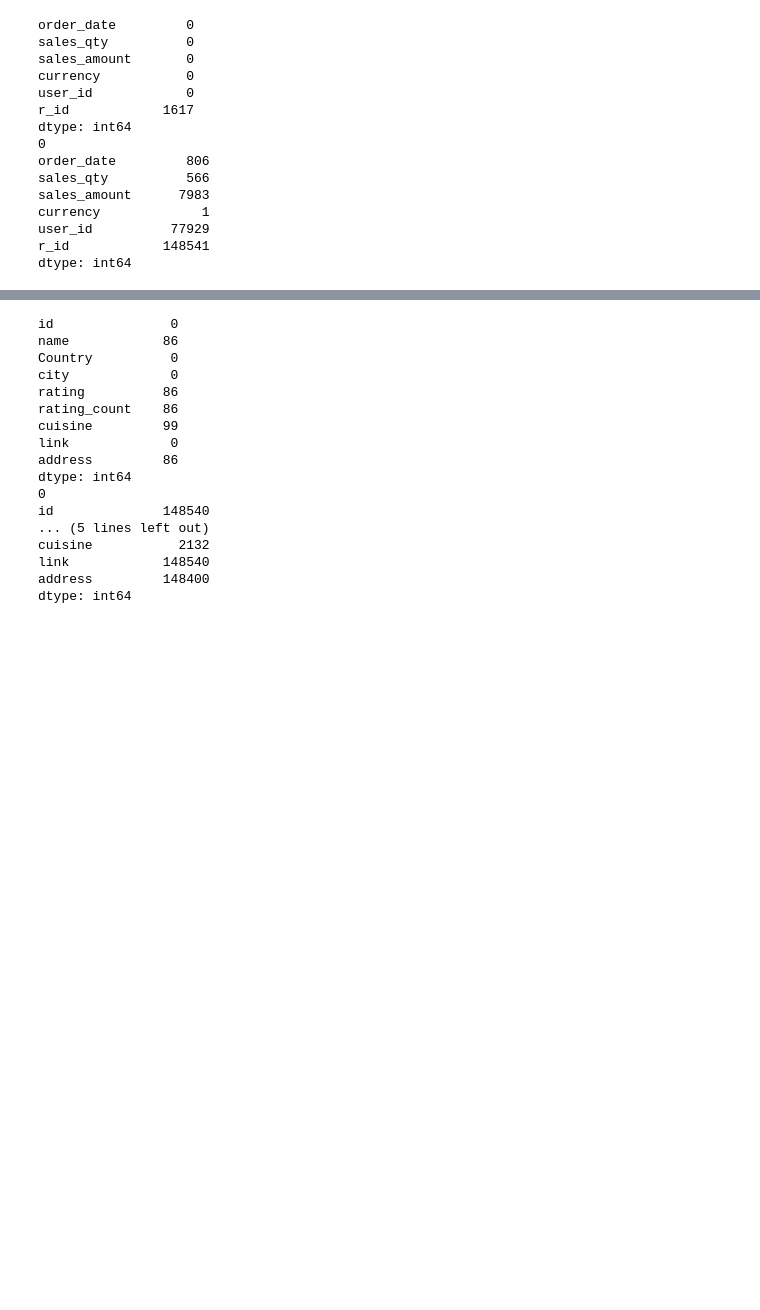
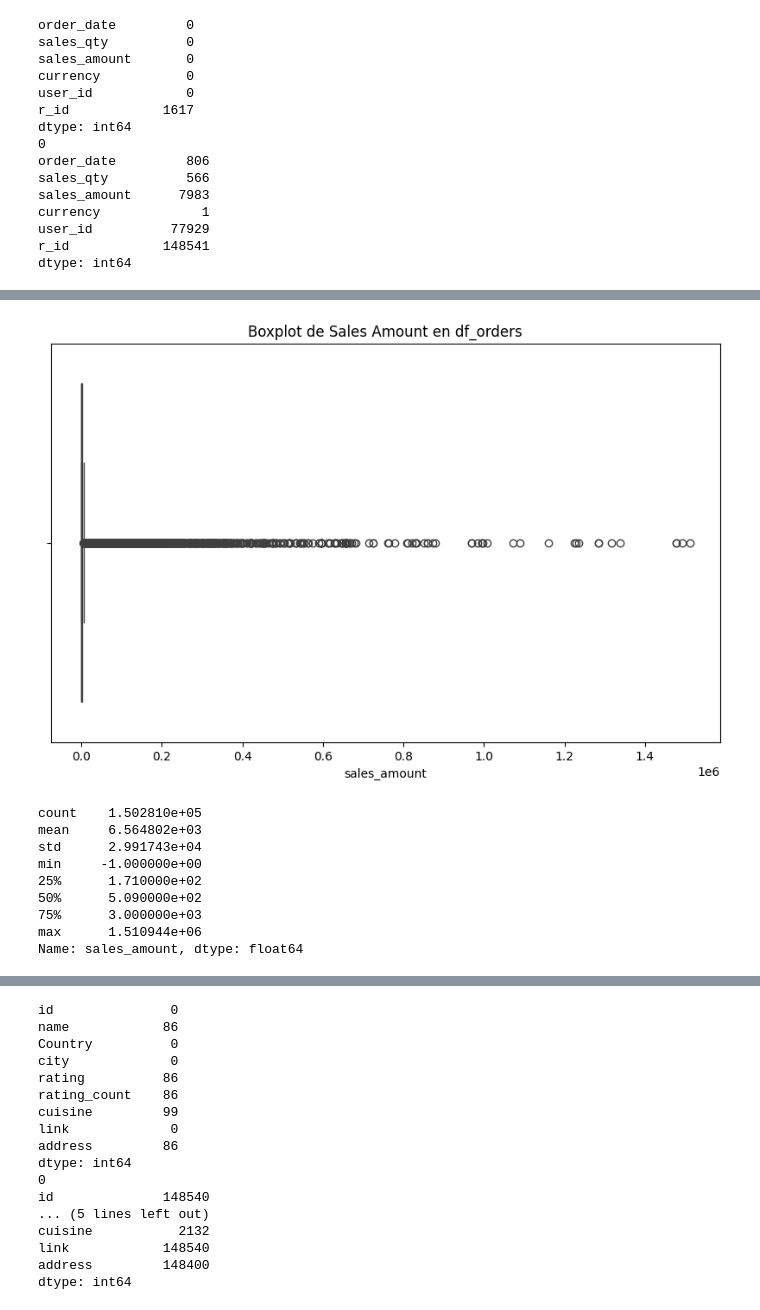
Before and after one commit to Sebastien732/Proyecto_final_EDA_dashboard, a Jupyter notebook: Notebook/exploracion.ipynb, the cells around one changed output, grey strips where cells are left out. Drawn from its saved outputs; the diff is of its cells as text; code cells hidden in the pictures; blank space fills up the shorter version.

```diff
--- a/Notebook/exploracion.ipynb
+++ b/Notebook/exploracion.ipynb
@@ -178,0 +252,19 @@ dtype: int64
+# %%
+#visualizacion de outliers en la columna sales_amount de df_orders
+plt.figure(figsize=(10, 6))
+sns.boxplot(x=df_orders['sales_amount'])
+plt.title('Boxplot de Sales Amount en df_orders')
+plt.show()
+#informacion de medias, desviaciones estandar, minimos, maximos y percentiles de la columna sales_amount en df_orders
+print(df_orders['sales_amount'].describe())
+# %% [output]
+[figure, added]
+count    1.502810e+05
+mean     6.564802e+03
+std      2.991743e+04
+min     -1.000000e+00
+25%      1.710000e+02
+50%      5.090000e+02
+75%      3.000000e+03
+max      1.510944e+06
+Name: sales_amount, dtype: float64
```
Also changed, not shown: parts of 39 cells of this notebook, 2 other files.
